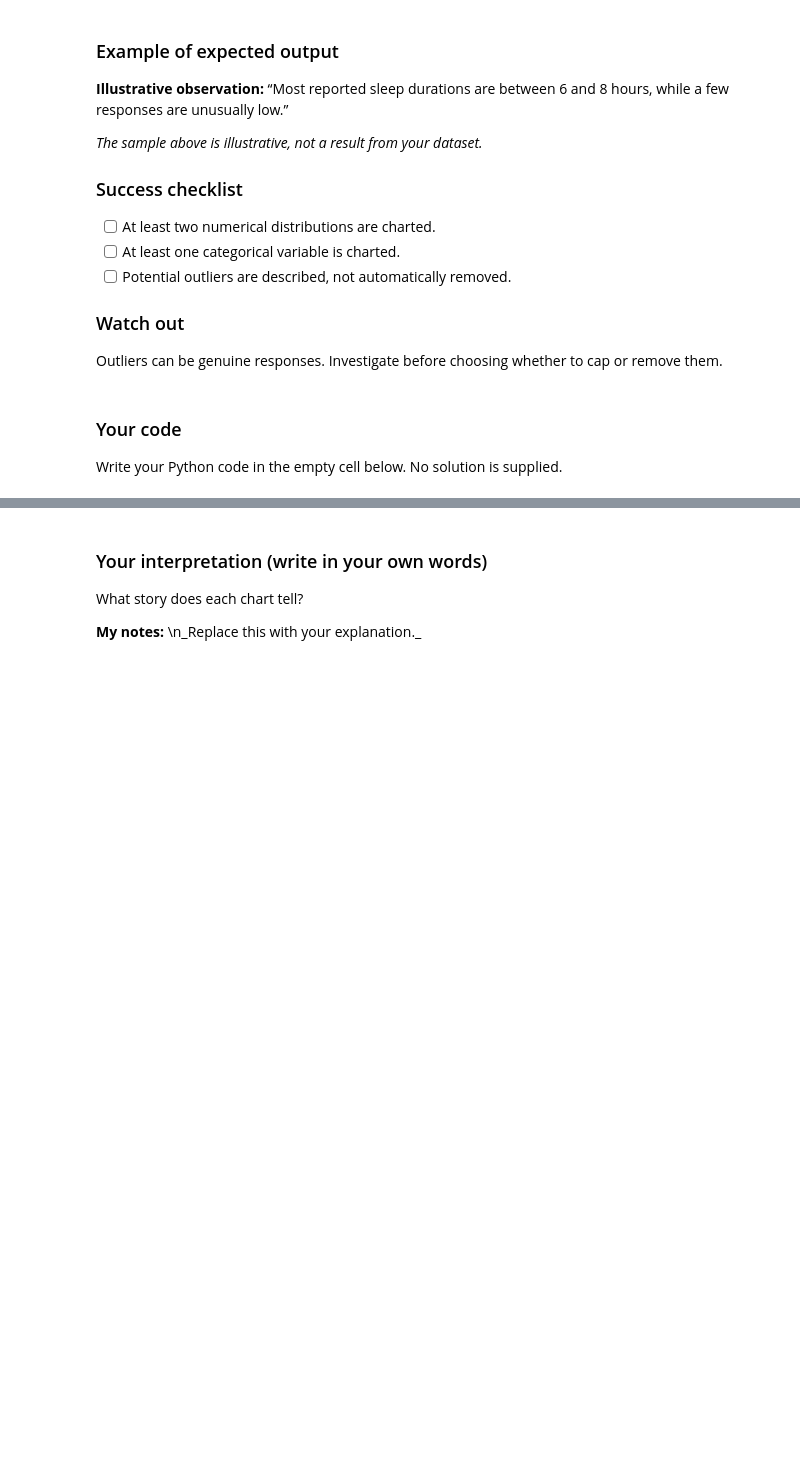
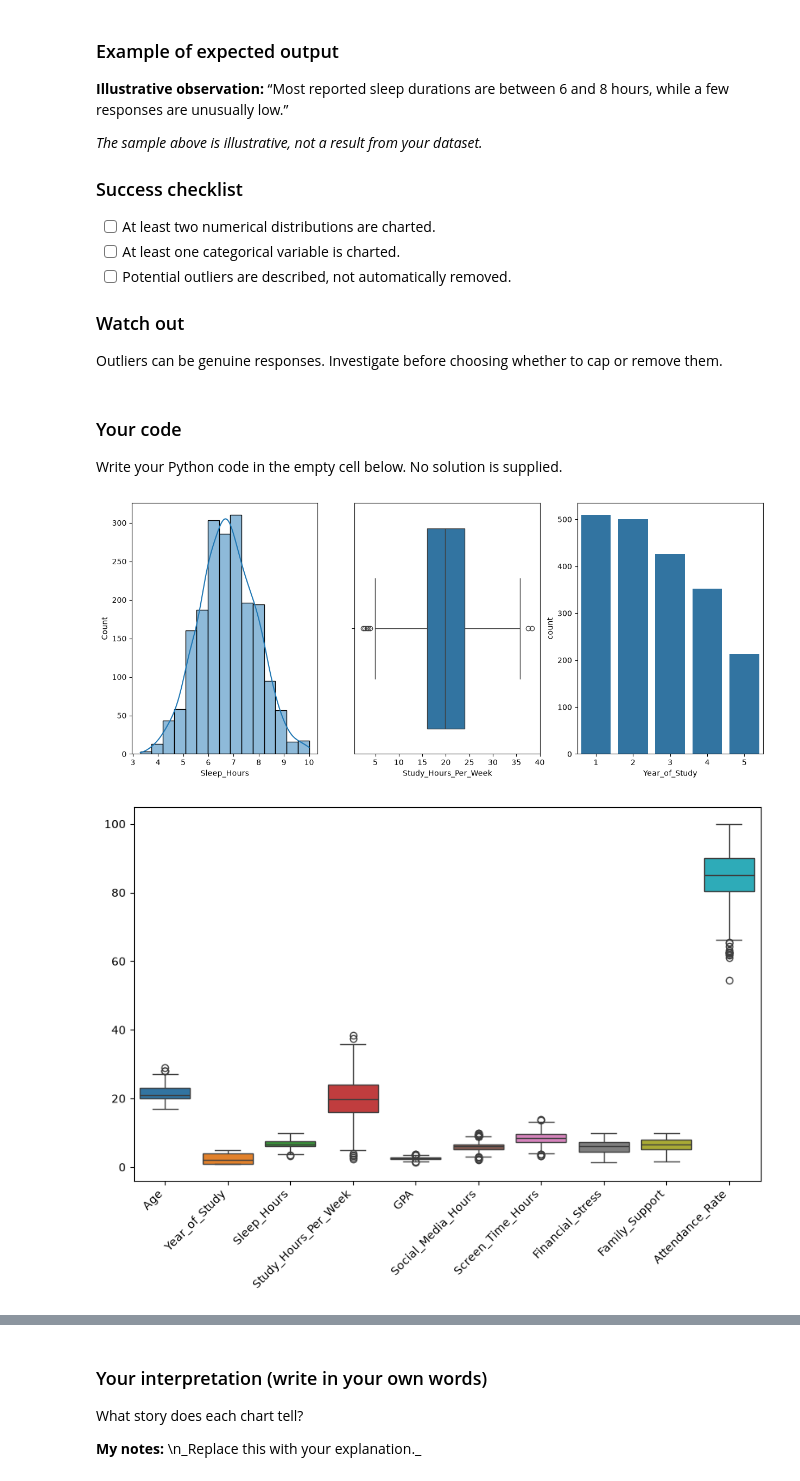
Before and after one commit to ElMehdiCherkaoui/Pr-diction-du-risque-de-sant-mentale-chez-les-tudiants, a Jupyter notebook: student-mental-health/notebooks/01_eda.ipynb, the cells around one changed output, grey strips where cells are left out. Saved outputs shown, nothing was run; the diff lists cells and outputs as text; code cells hidden in the pictures; blank space fills up the shorter version.

```diff
--- a/student-mental-health/notebooks/01_eda.ipynb
+++ b/student-mental-health/notebooks/01_eda.ipynb
@@ -346,3 +359,18 @@ Outliers can be genuine responses. Investigate before choosing whether to cap or
 # %% [markdown]
 ### Your code
 Write your Python code in the empty cell below. No solution is supplied.
+# %%
+fig, ax = plt.subplots(1, 3, figsize=(15, 6))
+
+sns.histplot(data=dataSet, x='Sleep_Hours', bins=15, kde=True, ax=ax[0])
+sns.boxplot(data=dataSet, x='Study_Hours_Per_Week', ax=ax[1])
+sns.countplot(data=dataSet, x='Year_of_Study', ax=ax[2])
+plt.show()
+
+plt.figure(figsize=(10, 6))
+sns.boxplot(data=dataSet.select_dtypes(include="number"))
+plt.xticks(rotation=45, ha="right")
+plt.show()
+# %% [output]
+[figure, added]
+[figure, added]
```
Also changed, not shown: parts of 4 cells of this notebook.
